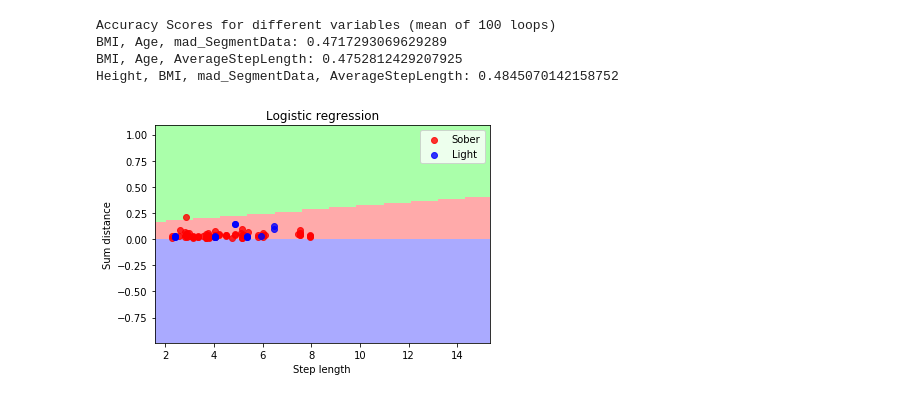
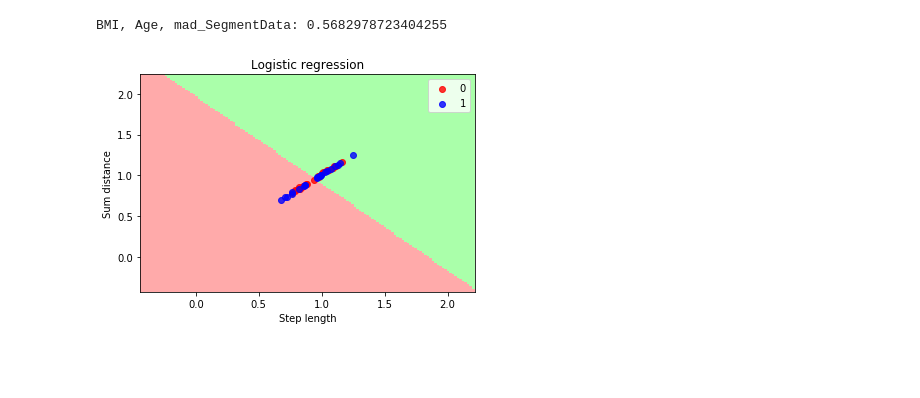
Before and after one commit to VivienvV/fallrisk, a Jupyter notebook: Machine_learning/Log_alcohol.ipynb, the cells around one changed output. Saved outputs shown, nothing was run; the diff lists cells and outputs as text; code cells hidden in the pictures; blank space fills up the shorter version.

```diff
--- a/Machine_learning/Log_alcohol.ipynb
+++ b/Machine_learning/Log_alcohol.ipynb
@@ -52,13 +62,0 @@ with pd.option_context('display.max_rows', None, 'display.max_columns', None):
-# %%
-adata = pd.read_csv("../Data/preprocessed_alcohol_balance.csv")
-adata['Conditie'] = adata['Conditie'].map({'norm': 0,  'bril': 1})
-adata['Alcohol_Class'] = adata['Alcohol_Class'].map({'Sober': 0,  'Light': 0, 'Tipsy': 1,  'Drunk': 1})
-adata = adata.drop(adata[adata.Alcohol.eq(0)].sample(424).index)
-adata.groupby('Alcohol_Class').count()
-
-# normdata = pd.read_csv("../Data/preprocessed_alcoholdata_full.csv")
-# normdata['Conditie'] = normdata['Conditie'].map({'norm': 0,  'bril': 1})
-# normdata = normdata.drop(normdata[normdata["Conditie"] > 0].index)
-# normdata['Alcohol'] = normdata['Alcohol'].map({'Sober': 0,  'Light': 1, 'Tipsy': 1,  'Drunk': 1})
-# normdata = normdata.drop(normdata[normdata.Alcohol.eq(0)].sample(104).index)
-# normdata.groupby('Alcohol').count()
@@ -109,20 +137,20 @@ y_train = np.array(y_train, dtype=int)
 X_test = np.array(X_test, dtype=float)
 y_test = np.array(y_test, dtype=int)
 # %%
-variable_list = ['SubjectID', 'Alcohol', 'Balance', 'mad_SegmentData']
+variable_list = ['SubjectID', 'Alcohol_Class', 'GaitVelocity', 'MovementVelocity']
 
 data = adata[variable_list]
 training,validation = validation_split(data, 0.7)
 training = flatten(training, variable_list)
 validation = flatten(validation, variable_list)
 
-X_train = training.drop(['Alcohol', 'SubjectID'], axis=1)
-y_train = training['Alcohol']
+X_train = training.drop(['Alcohol_Class', 'SubjectID'], axis=1)
+y_train = training['Alcohol_Class']
 X_train = X_train.astype(float)
 y_train = y_train.astype(int)
 
-X_test = validation.drop(['Alcohol', 'SubjectID'], axis=1)
-y_test = validation['Alcohol']
+X_test = validation.drop(['Alcohol_Class', 'SubjectID'], axis=1)
+y_test = validation['Alcohol_Class']
 X_test = X_test.astype(float)
 y_test = y_test.astype(int)
 
@@ -134,9 +162,7 @@ y_test = np.array(y_test, dtype=int)
 
 
 logreg = LogisticRegression(C=1e5, solver='lbfgs', multi_class='multinomial', random_state=100000, max_iter=1000)
-
 logreg.fit(X_train, y_train)
-
 y_pred = logreg.predict(X_test)
 
 accuracy = accuracy_score(y_test, y_pred)*100
@@ -187,23 +213,19 @@ make_alcohol_decisions(adata, variable_list)
 # %%
-print('Accuracy Scores for different variables (mean of 100 loops)')
-print('BMI, Age, mad_SegmentData:', np.mean([make_alcohol_decisions(adata, ['SubjectID', 'Alcohol', 'BMI', 'Age', 'mad_SegmentData']) for i in range(100)]))
-print('BMI, Age, AverageStepLength:', np.mean([make_alcohol_decisions(adata, ['SubjectID', 'Alcohol', 'BMI', 'Age', 'AverageStepLength']) for i in range(100)]))
-print('Height, BMI, mad_SegmentData, AverageStepLength:', np.mean([make_alcohol_decisions(adata, ['SubjectID', 'Alcohol', 'Height', 'BMI', 'AverageStepLength', 'mad_SegmentData']) for i in range(100)]))
+print('BMI, Age, mad_SegmentData:', np.mean([make_alcohol_decisions(pdata, ['SubjectID', 'Alcohol_Class', 'GaitVelocity', 'MovementVelocity']) for i in range(100)]))
+#print('BMI, Age, AverageStepLength:', np.mean([make_alcohol_decisions(adata, ['SubjectID', 'Alcohol', 'BMI', 'Age', 'AverageStepLength']) for i in range(100)]))
+#print('Height, BMI, mad_SegmentData, AverageStepLength:', np.mean([make_alcohol_decisions(adata, ['SubjectID', 'Alcohol', 'Height', 'BMI', 'AverageStepLength', 'mad_SegmentData']) for i in range(100)]))
 # print('BMI, mad_SegmentData, AverageStepLength:', np.mean([make_alcohol_decisions(adata, ['SubjectID', 'Alcohol', 'BMI', 'AverageStepLength', 'mad_SegmentData']) for i in range(100)]))
 # print('Age, mad_SegmentData, AverageStepLength:', np.mean([make_alcohol_decisions(adata, ['SubjectID', 'Alcohol', 'Age', 'AverageStepLength', 'mad_SegmentData']) for i in range(100)]))
 # print('mad_SegmentData, AverageStepLength:', np.mean([make_alcohol_decisions(adata, ['SubjectID', 'Alcohol', 'AverageStepLength', 'mad_SegmentData']) for i in range(100)]))
 # print('mad_SegmentData, AverageStepLength:', np.mean([make_alcohol_decisions(normdata, ['SubjectID', 'Alcohol', 'AverageStepLength', 'mad_SegmentData']) for i in range(100)]))
 # %% [output]
-Accuracy Scores for different variables (mean of 100 loops)
-BMI, Age, mad_SegmentData: 0.4717293069629289
-BMI, Age, AverageStepLength: 0.4752812429207925
-Height, BMI, mad_SegmentData, AverageStepLength: 0.4845070142158752
+BMI, Age, mad_SegmentData: 0.5682978723404255
 # %%
 from sklearn import neighbors, datasets
 from matplotlib.colors import ListedColormap
 # Create color maps
-cmap_light = ListedColormap(['#FFAAAA', '#AAFFAA', '#AAAAFF'])
-cmap_bold = ListedColormap(['#FF0000', '#00FF00', '#0000FF'])
+cmap_light = ListedColormap(['#FFAAAA', '#AAFFAA'])
+cmap_bold = ListedColormap(['#FF0000', '#00FF00'])
 
 h = .02  # step size in the mesh
 # Plot the decision boundary. For that, we will assign a color to each
@@ -211,34 +233,34 @@ h = .02  # step size in the mesh
 x_min, x_max = X_train[:, 0].min() - 1, X_train[:, 0].max() + 1
 y_min, y_max = X_train[:, 1].min() - 1, X_train[:, 1].max() + 1
 xx, yy = np.meshgrid(np.arange(x_min, x_max, h),
                      np.arange(y_min, y_max, h))
 
 Z = logreg.predict(np.c_[xx.ravel(), yy.ravel()])
-colors = {0: 'red', 1: 'blue', 2: 'violet', 3: 'indigo'}
+colors = {0: 'red', 1: 'blue'}
 # Put the result into a color plot
 Z = Z.reshape(xx.shape)
 plt.figure()
 plt.pcolormesh(xx, yy, Z, cmap=cmap_light)
 
 # Plot also the training points
 # plt.scatter(X_train[:, 0], X_train[:, 1], c=y_train, cmap=cmap_bold)
 
 score = logreg.score(X_test, y_test)
 # plt.scatter(X_test[:, 0], X_test[:, 1], c=y_pred, alpha=0.5, cmap=cmap_bold)
 
 for label in np.unique(y_test):
     indices = np.where(y_test == label)
     plt.scatter(X_test[indices, 0], X_test[indices, 1], c=colors[label], alpha=0.8,
                 label=' {}'.format(label))
 
-colors = ['red', 'blue', 'violet', 'indigo']
+colors = ['red', 'blue']
 
-labels = ['Sober', 'Light', 'Tipsy', 'Drunk']
+labels = ['0', '1']
 plt.legend(labels)
 plt.title('Logistic regression')
 plt.xlabel('Step length')
 plt.ylabel('Sum distance')
 plt.savefig('Logistic regression alcohol')
 plt.show()
 # %% [output]
-[figure, old version]
+[figure, new version]
```
Also changed, not shown: parts of 6 cells of this notebook, 3 other files.
